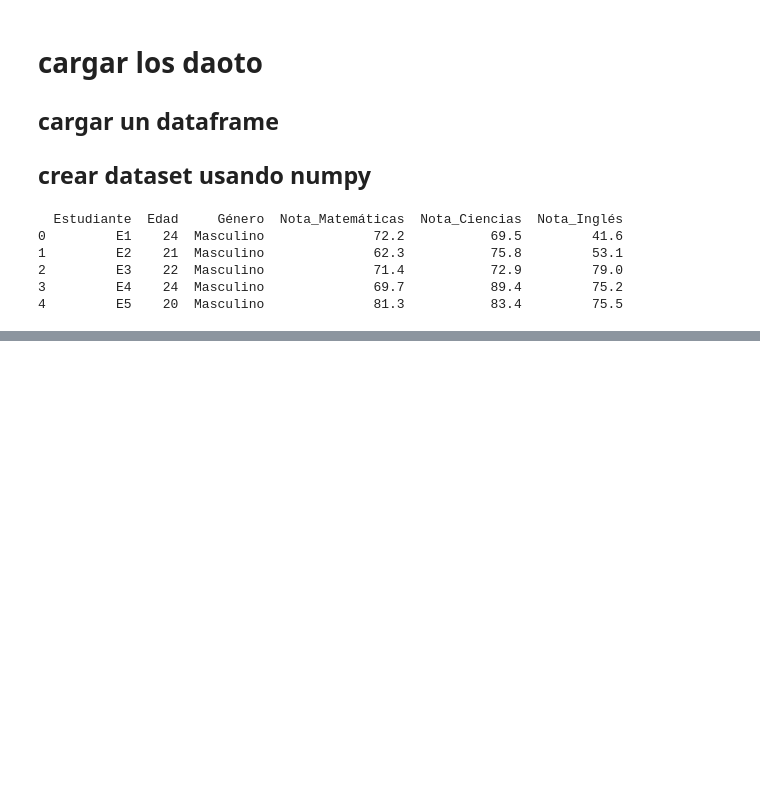
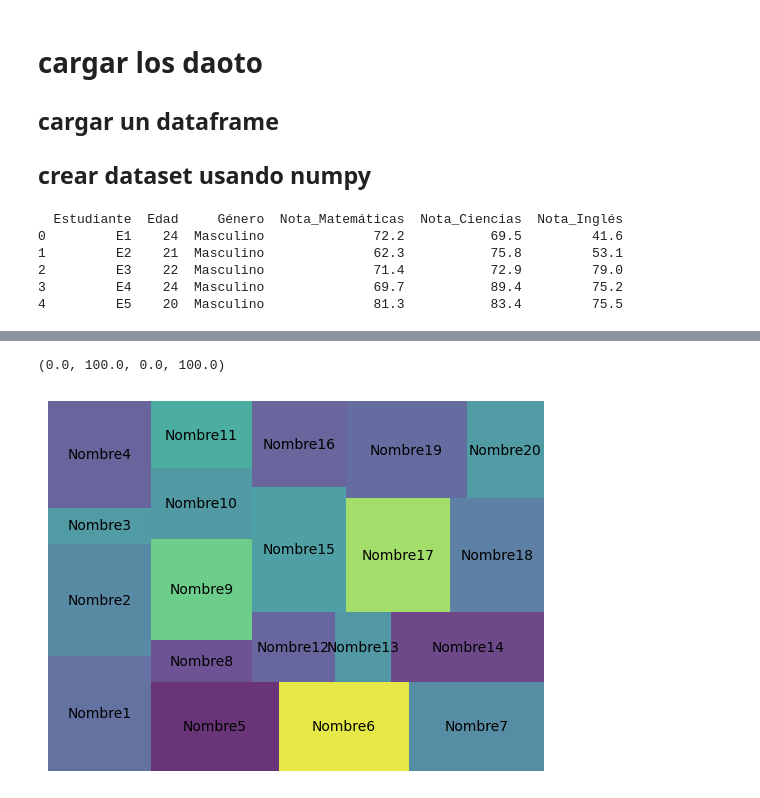
Before and after one commit to DAVIDCHIAC/apuntes_IA, a Jupyter notebook: Untitled9.ipynb, the cells around one changed output, grey strips where cells are left out. Cells and saved outputs as stored; diff of their text form; code cells hidden in the pictures; blank space fills up the shorter version.

```diff
--- a/Untitled9.ipynb
+++ b/Untitled9.ipynb
@@ -35,0 +280,17 @@ print(df.head())
+# %%
+import matplotlib.pyplot as plt
+import squarify
+
+# Sample data
+
+
+# Treemap
+squarify.plot(sizes = df.Salario, label = df.Nombre, alpha=.8)
+
+# Remove the axis:
+plt.axis("off")
+
+# plt.show()
+# %% [output]
+(0.0, 100.0, 0.0, 100.0)
+[figure, added]
```
Also changed, not shown: parts of 26 cells of this notebook.
